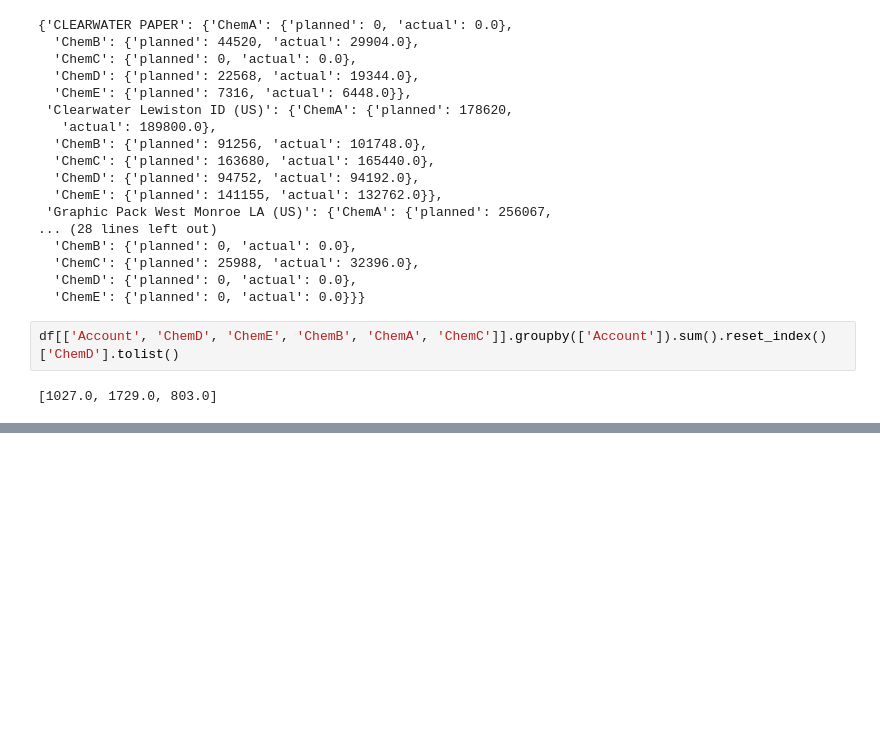
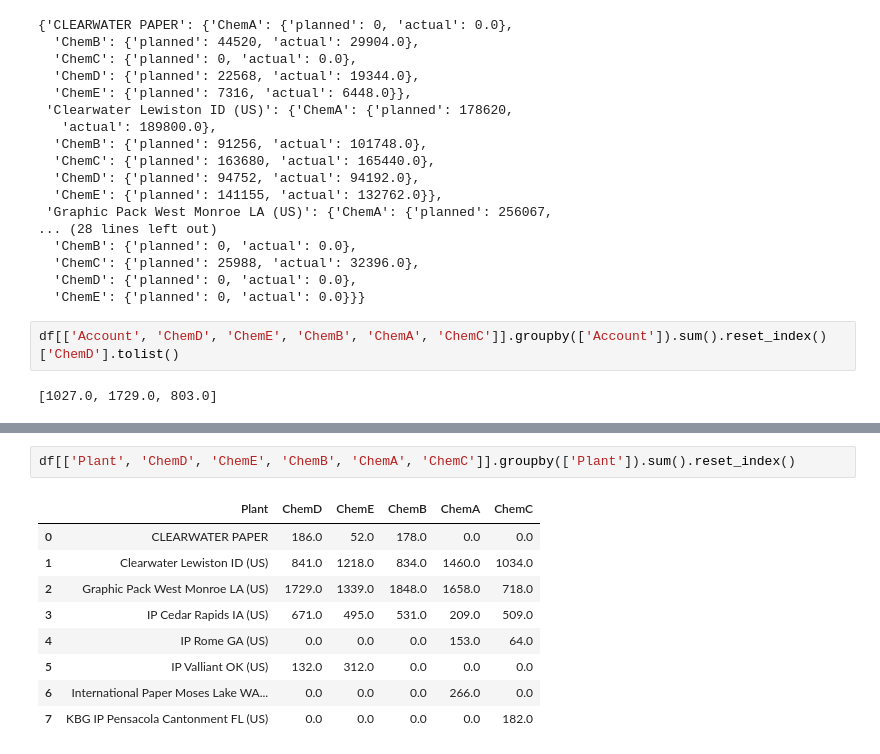
Before and after one commit to ashwinramise/smartPump, a Jupyter notebook: dbServices/CreatePumps.ipynb, the cells around one changed output, grey strips where cells are left out. Drawn from its saved outputs; the diff is of its cells as text; blank space fills up the shorter version.

```diff
--- a/dbServices/CreatePumps.ipynb
+++ b/dbServices/CreatePumps.ipynb
@@ -652,0 +666,12 @@ costData.groupby(['Account']).sum().reset_index()
+# %%
+df[['Plant', 'ChemD', 'ChemE', 'ChemB', 'ChemA', 'ChemC']].groupby(['Plant']).sum().reset_index()
+# %% [output]
+|  | Plant | ChemD | ChemE | ChemB | ChemA | ChemC |
+| 0 | CLEARWATER PAPER | 186.0 | 52.0 | 178.0 | 0.0 | 0.0 |
+| 1 | Clearwater Lewiston ID (US) | 841.0 | 1218.0 | 834.0 | 1460.0 | 1034.0 |
+| 2 | Graphic Pack West Monroe LA (US) | 1729.0 | 1339.0 | 1848.0 | 1658.0 | 718.0 |
+| 3 | IP Cedar Rapids IA (US) | 671.0 | 495.0 | 531.0 | 209.0 | 509.0 |
+| 4 | IP Rome GA (US) | 0.0 | 0.0 | 0.0 | 153.0 | 64.0 |
+| 5 | IP Valliant OK (US) | 132.0 | 312.0 | 0.0 | 0.0 | 0.0 |
+| 6 | International Paper Moses Lake WA... | 0.0 | 0.0 | 0.0 | 266.0 | 0.0 |
+| 7 | KBG IP Pensacola Cantonment FL (US) | 0.0 | 0.0 | 0.0 | 0.0 | 182.0 |
```
Also changed, not shown: parts of 9 cells of this notebook, 2 other files.
